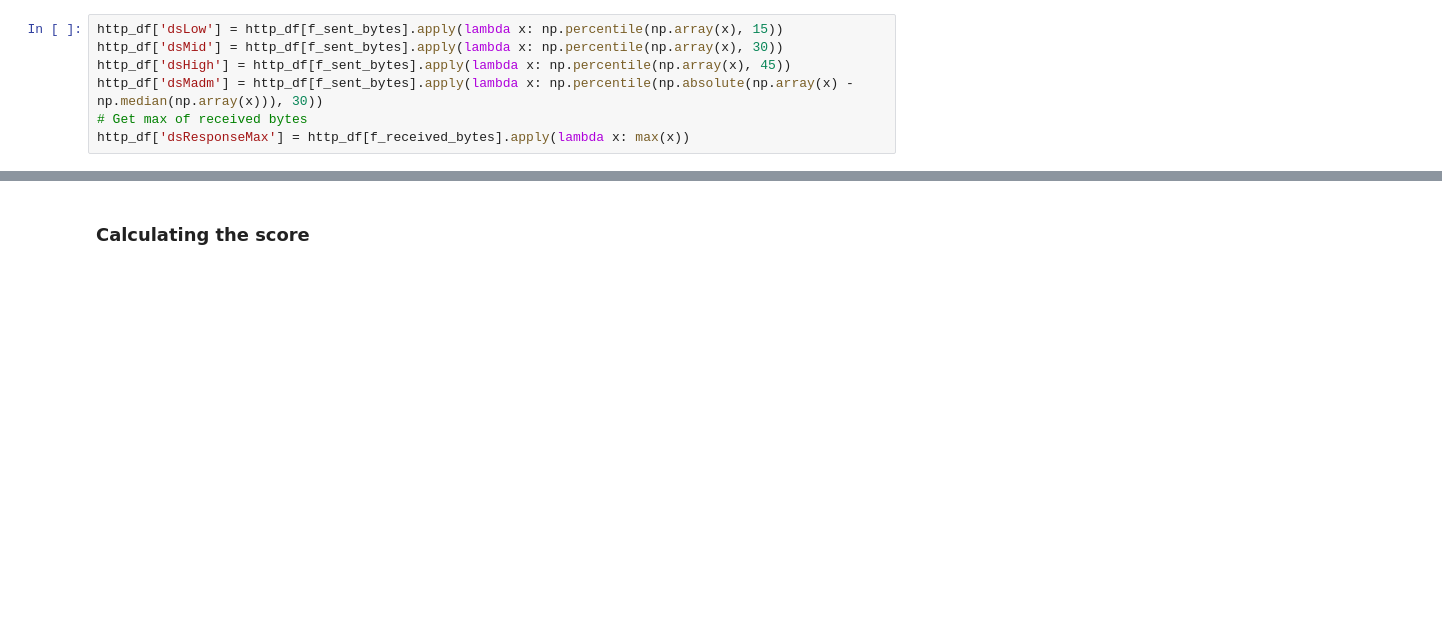
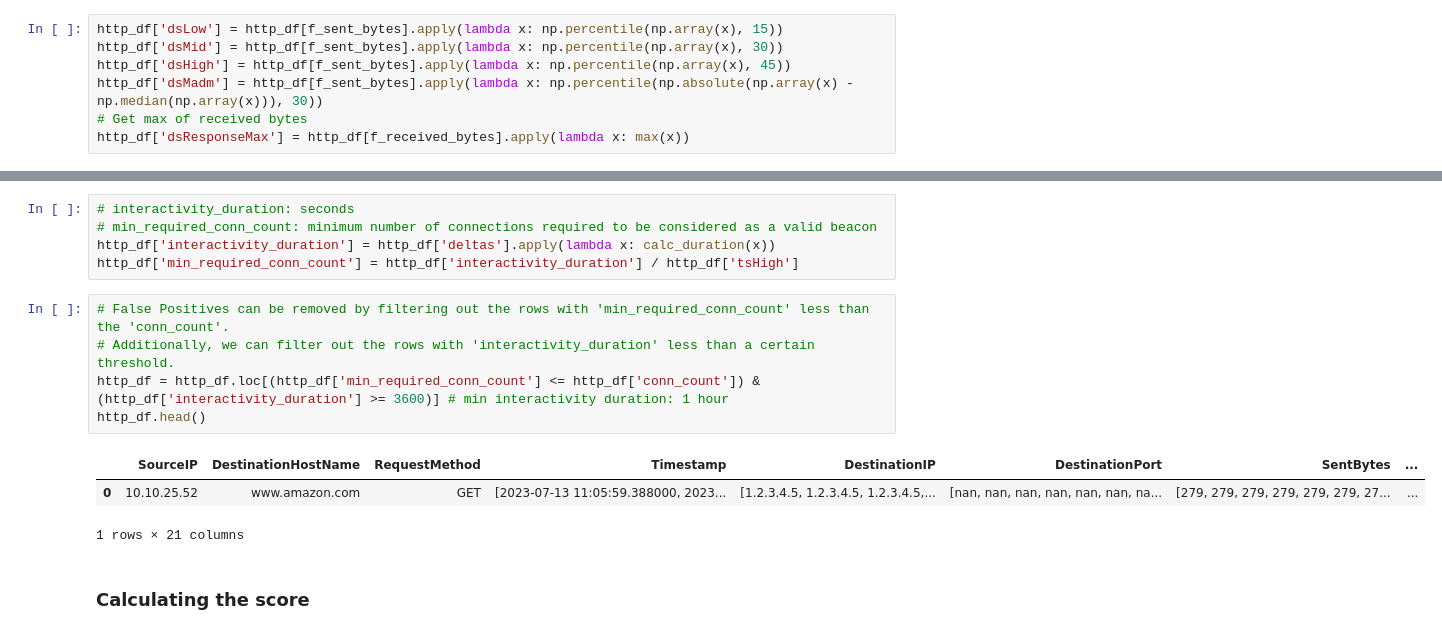
Before and after one commit to Cyb3r-Monk/ACCD, a Jupyter notebook: AC&CD.ipynb, the cells around one changed output, grey strips where cells are left out. Saved outputs shown, nothing was run; the diff lists cells and outputs as text; blank space fills up the shorter version.

```diff
--- a/AC&CD.ipynb
+++ b/AC&CD.ipynb
@@ -204,3 +215,17 @@ http_df.head(3)
+# %%
+# interactivity_duration: seconds
+# min_required_conn_count: minimum number of connections required to be considered as a valid beacon
+http_df['interactivity_duration'] = http_df['deltas'].apply(lambda x: calc_duration(x))
+http_df['min_required_conn_count'] = http_df['interactivity_duration'] / http_df['tsHigh']
+# %%
+# False Positives can be removed by filtering out the rows with 'min_required_conn_count' less than the 'conn_count'.
+# Additionally, we can filter out the rows with 'interactivity_duration' less than a certain threshold.
+http_df = http_df.loc[(http_df['min_required_conn_count'] <= http_df['conn_count']) & (http_df['interactivity_duration'] >= 3600)] # min interactivity duration: 1 hour
+http_df.head()
+# %% [output]
+|  | SourceIP | DestinationHostName | RequestMethod | Timestamp | DestinationIP | DestinationPort | SentBytes | ... |
+| 0 | 10.10.25.52 | www.amazon.com | GET | [2023-07-13 11:05:59.388000, 2023... | [1.2.3.4.5, 1.2.3.4.5, 1.2.3.4.5,... | [nan, nan, nan, nan, nan, nan, na... | [279, 279, 279, 279, 279, 279, 27... | ... |
+1 rows × 21 columns
 # %% [markdown]
 ### Calculating the score
 # %%
```
Also changed, not shown: parts of 3 cells of this notebook.
